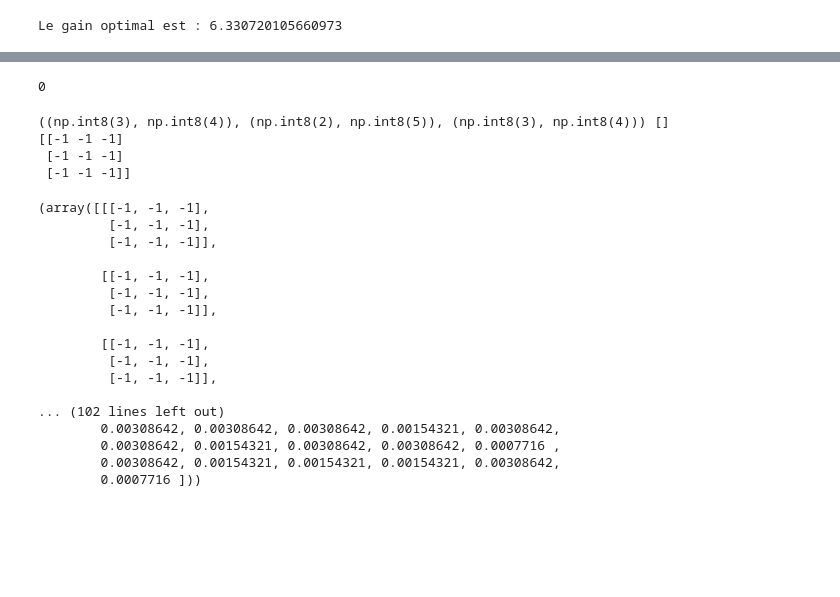
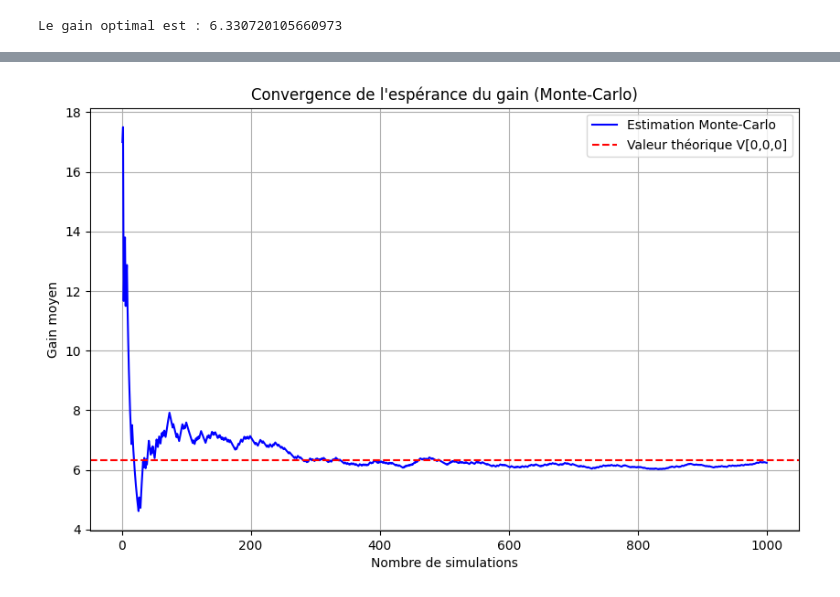
Before and after one commit to CamilleBernardB/Can-t-Stop-projet-IMI, a Jupyter notebook: 3 columns with numba.ipynb, the cells around one changed output, grey strips where cells are left out. Cells and saved outputs as stored; diff of their text form; code cells hidden in the pictures; blank space fills up the shorter version.

Commit message:
Update notebook with stockage de V and Monte Carlo simulations

```diff
--- a/3 columns with numba.ipynb
+++ b/3 columns with numba.ipynb
@@ -336,4 +327,4 @@ def simulation_player(lancers, policy, actions, pair_array):
 # %%
 lancer = simulation_lancers(100)
-V, policy = compute_V(N6, N7, N8, actions, prob_array)
+simulation_player(lancer, policy, actions, pair_array, True)
 # %% [output]
@@ -357,3 +349,17 @@ V, policy = compute_V(N6, N7, N8, actions, prob_array)
 # %%
-simulation_player(lancer, policy, actions, pair_array)
+def estimate_expected_gain(num_simulations, policy, actions, pair_array):
+    total_gain = 0
+    for _ in range(num_simulations):
+        lancers = simulation_lancers(100)  # 100 rolls per simulation
+        x, y, z = simulation_player(lancers, policy, actions, pair_array)
+        total_gain += x + y + z
+    return total_gain / num_simulations
+
+# Run the simulation
+num_simulations = 1000
+expected_gain_sim = estimate_expected_gain(num_simulations, policy, actions, pair_array)
+expected_gain_theoretical = V[0,0,0]
+
+print(f"Estimated expected gain over {num_simulations} simulations: {expected_gain_sim:.2f}")
+print(f"Theoretical expected gain from V[0,0,0]: {expected_gain_theoretical:.2f}")
 # %% [output]
@@ -378,28 +368,30 @@ Player decides to stop at: (np.int64(5), np.int64(6), np.int64(6))
-# %%
-print(policy[1,0,0])
-# %% [output]
-0
-# %%
-precompute_actions(OPEN)
-# %% [output]
-((np.int8(3), np.int8(4)), (np.int8(2), np.int8(5)), (np.int8(3), np.int8(4))) []
-[[-1 -1 -1]
- [-1 -1 -1]
- [-1 -1 -1]]
-(array([[[-1, -1, -1],
-         [-1, -1, -1],
-         [-1, -1, -1]],
-
-        [[-1, -1, -1],
-         [-1, -1, -1],
-         [-1, -1, -1]],
-
-        [[-1, -1, -1],
-         [-1, -1, -1],
-         [-1, -1, -1]],
-
-... (102 lines left out)
-        0.00308642, 0.00308642, 0.00308642, 0.00154321, 0.00308642,
-        0.00308642, 0.00154321, 0.00308642, 0.00308642, 0.0007716 ,
-        0.00308642, 0.00154321, 0.00154321, 0.00154321, 0.00308642,
-        0.0007716 ]))
+# %%
+import matplotlib.pyplot as plt
+
+def monte_carlo_with_plot(num_simulations, policy, actions, pair_array, V):
+    gains = []
+    cumulative_mean = []
+
+    for i in range(1, num_simulations+1):
+        lancers = simulation_lancers(100)
+        x, y, z = simulation_player(lancers, policy, actions, pair_array, verbose=False)
+        gain = x + y + z
+        gains.append(gain)
+        cumulative_mean.append(np.mean(gains))  # moyenne cumulative
+
+    # Tracé
+    plt.figure(figsize=(10,6))
+    plt.plot(range(1, num_simulations+1), cumulative_mean, label="Estimation Monte-Carlo", color="blue")
+    plt.axhline(y=V[0,0,0], color="red", linestyle="--", label="Valeur théorique V[0,0,0]")
+    plt.xlabel("Nombre de simulations")
+    plt.ylabel("Gain moyen")
+    plt.title("Convergence de l'espérance du gain (Monte-Carlo)")
+    plt.legend()
+    plt.grid(True)
+    plt.show()
+
+    return cumulative_mean
+
+cumulative_mean = monte_carlo_with_plot(1000, policy, actions, pair_array, V)
+# %% [output]
+[figure, added]
```
Also changed, not shown: parts of 10 cells of this notebook.
